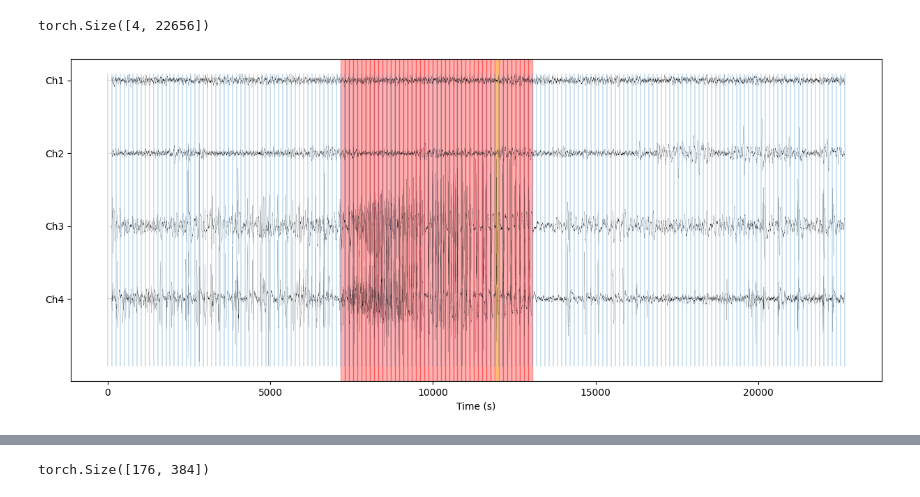
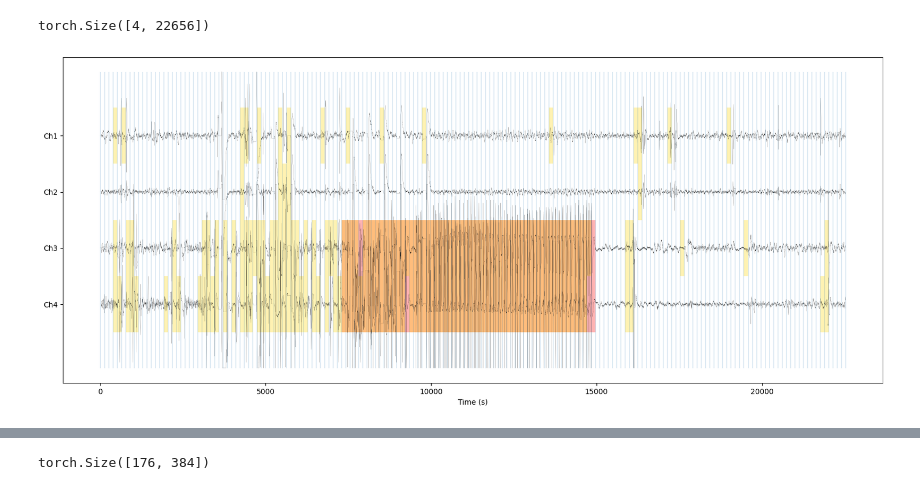
Before and after one commit to sirrus98/uni2ts, a Jupyter notebook: example/dataloader_test.ipynb, the cells around one changed output, grey strips where cells are left out. Cells and saved outputs as stored; diff of their text form; code cells hidden in the pictures.

```diff
--- a/example/dataloader_test.ipynb
+++ b/example/dataloader_test.ipynb
@@ -93,9 +96,9 @@ def comb(data):
     patched_label, _, _, _, _, _ = _convert(
         context_length=pad_label.shape[1],
         patch_size=patch_size_int[0],
-        past_target=pad_label.unsqueeze(-1),
+        past_target=pad_label,
         past_observed_target=past_observed_target,
-        past_is_pad=past_is_pad[:,:,0].unsqueeze(-1), )
+        past_is_pad=past_is_pad, )
 
     patched_label = (patched_label == 1).any(dim=2)
 
@@ -105,7 +108,7 @@ def comb(data):
     # print(past_is_pad[:,:,0].unsqueeze(-1).shape)
     # print(patched_label.shape)
 
-    assert patched_label.shape[1] * pad_sequence.shape[-1] == target.shape[1]
+    assert patched_label.shape[1]== target.shape[1]
 
     return (target, observed_mask, sample_id, time_id, variate_id, prediction_mask, patch_size), patched_label
 
@@ -125,7 +128,7 @@ def comb(data):
 # return target, observed_mask, sample_id, time_id, variate_id, prediction_mask, label
 # %%
 dataset = RNSDataloader('data_cache')
-dataloader = DataLoader(dataset, batch_size=32, shuffle=False, collate_fn=comb)
+dataloader = DataLoader(dataset, batch_size=2, shuffle=True, collate_fn=comb)
 data_zip, label = next(iter(dataloader))
 target, observed_mask, sample_id, time_id, variate_id, prediction_mask, patch_size = data_zip
 # %%
@@ -280,6 +313,8 @@ def plot_data(dt, label, pred, patch_size = 128, dr=450):
     plt.show()
 # %%
-id = 8
-plot_data(rearrange(data_zip_list[id][0][0], '(s p) f -> s (p f)', s = 4).numpy().T, target_list[id], output_list[id].argmax(1))
+id = 110
+plot_data(rearrange(data_zip_list[id][0][0], '(s p) f -> s (p f)', s = 4).numpy().T,
+          rearrange(target_list[id], '(s p) -> s p', s = 4).numpy().T,
+          rearrange(output_list[id].argmax(1), '(s p) -> s p', s = 4).numpy().T)
 # %% [output]
-[figure, old version]
+[figure, new version]
```
Also changed, not shown: parts of 18 cells of this notebook, 2 other files.
